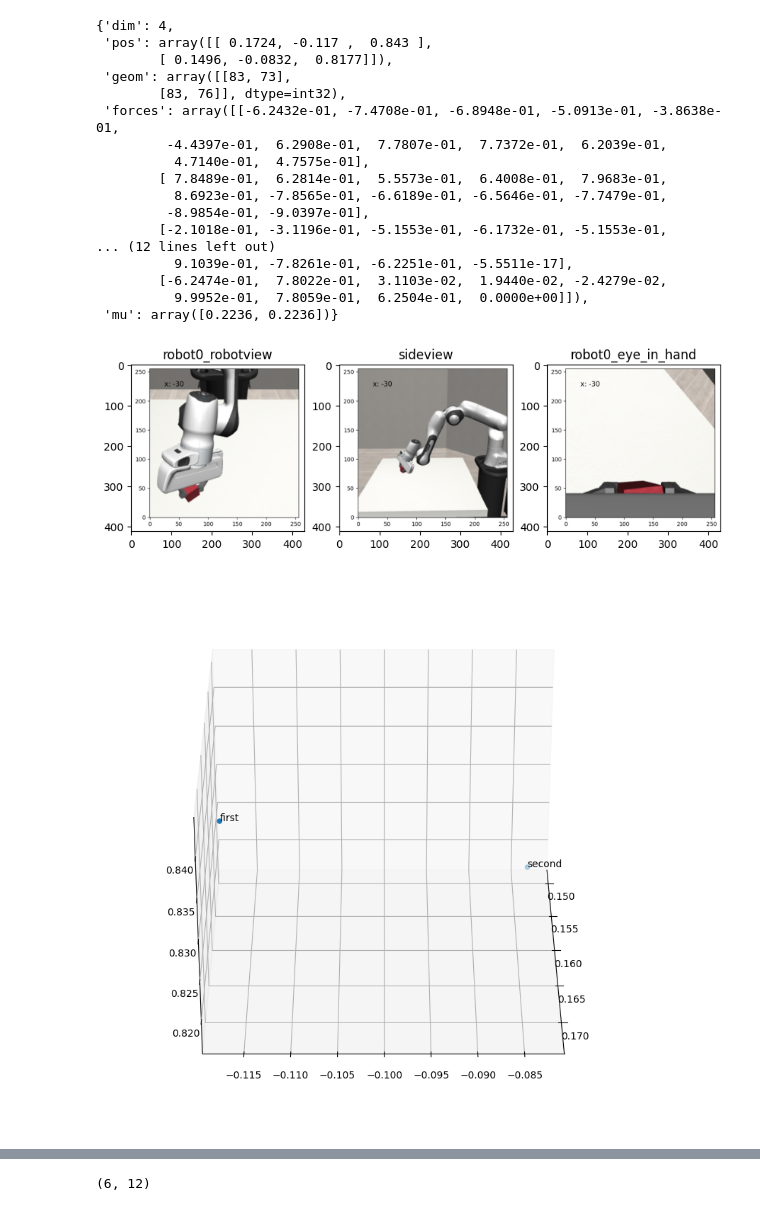
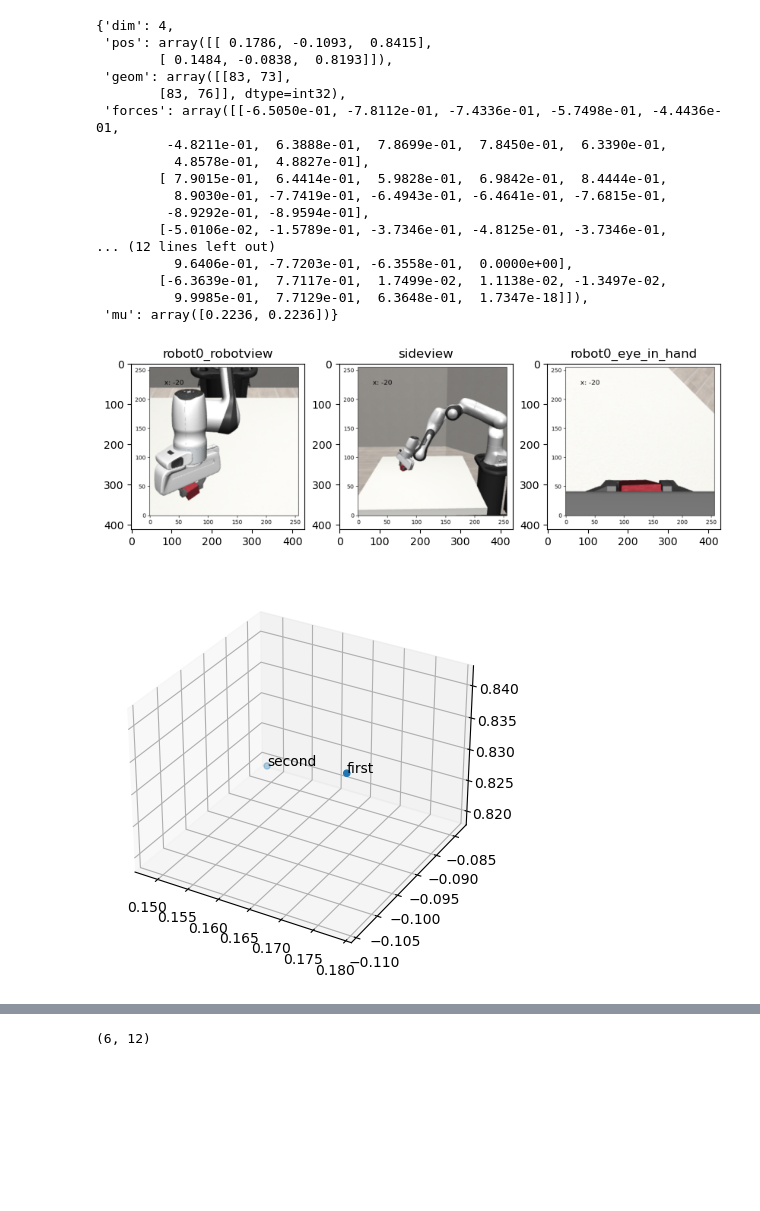
Before and after one commit to sachinkundu/softgqm-thesis, a Jupyter notebook: contact_data/draw_cones.ipynb, the cells around one changed output, grey strips where cells are left out. Saved outputs shown, nothing was run; the diff lists cells and outputs as text; code cells hidden in the pictures; blank space fills up the shorter version.

```diff
--- a/contact_data/draw_cones.ipynb
+++ b/contact_data/draw_cones.ipynb
@@ -18,44 +18,45 @@ def draw_images(cloth, axis, angle):
         ax.set_title(camera)
     plt.show()
 # %%
-contact_data_dir = "04042024-131547"
-cloth_name, axis, angle = 0, "x", -30
+contact_data_dir = "06042024-132621"
+cloth_name, axis, angle = 0, "x", -20
 file_path = Path(contact_data_dir) / f"{cloth_name}_{axis}_{angle}.npy"
 contacts_0 = np.load(file_path,allow_pickle='TRUE').item()
 contacts_0
 # %% [output]
 {'dim': 4,
- 'pos': array([[ 0.1724, -0.117 ,  0.843 ],
-        [ 0.1496, -0.0832,  0.8177]]),
+ 'pos': array([[ 0.1786, -0.1093,  0.8415],
+        [ 0.1484, -0.0838,  0.8193]]),
  'geom': array([[83, 73],
         [83, 76]], dtype=int32),
- 'forces': array([[-6.2432e-01, -7.4708e-01, -6.8948e-01, -5.0913e-01, -3.8638e-01,
-         -4.4397e-01,  6.2908e-01,  7.7807e-01,  7.7372e-01,  6.2039e-01,
-          4.7140e-01,  4.7575e-01],
-        [ 7.8489e-01,  6.2814e-01,  5.5573e-01,  6.4008e-01,  7.9683e-01,
-          8.6923e-01, -7.8565e-01, -6.6189e-01, -6.5646e-01, -7.7479e-01,
-         -8.9854e-01, -9.0397e-01],
-        [-2.1018e-01, -3.1196e-01, -5.1553e-01, -6.1732e-01, -5.1553e-01,
+ 'forces': array([[-6.5050e-01, -7.8112e-01, -7.4336e-01, -5.7498e-01, -4.4436e-01,
+         -4.8211e-01,  6.3888e-01,  7.8699e-01,  7.8450e-01,  6.3390e-01,
+          4.8578e-01,  4.8827e-01],
+        [ 7.9015e-01,  6.4414e-01,  5.9828e-01,  6.9842e-01,  8.4444e-01,
+          8.9030e-01, -7.7419e-01, -6.4943e-01, -6.4641e-01, -7.6815e-01,
+         -8.9292e-01, -8.9594e-01],
+        [-5.0106e-02, -1.5789e-01, -3.7346e-01, -4.8125e-01, -3.7346e-01,
 ... (12 lines left out)
-          9.1039e-01, -7.8261e-01, -6.2251e-01, -5.5511e-17],
-        [-6.2474e-01,  7.8022e-01,  3.1103e-02,  1.9440e-02, -2.4279e-02,
-          9.9952e-01,  7.8059e-01,  6.2504e-01,  0.0000e+00]]),
+          9.6406e-01, -7.7203e-01, -6.3558e-01,  0.0000e+00],
+        [-6.3639e-01,  7.7117e-01,  1.7499e-02,  1.1138e-02, -1.3497e-02,
+          9.9985e-01,  7.7129e-01,  6.3648e-01,  1.7347e-18]]),
  'mu': array([0.2236, 0.2236])}
 # %%
 draw_images(cloth_name, axis, angle)
 # %% [output]
-[figure, old version]
+[figure, new version]
 # %%
-fig = plt.figure(figsize=(12,10))
+fig = plt.figure(figsize=(5,5))
 ax = fig.add_subplot(projection='3d')
-ax.view_init(30, 0, 0)
+
 all_coordinates = contacts_0['pos']
 ax.scatter(all_coordinates[:, 0], all_coordinates[:, 1], all_coordinates[:, 2])
 ax.text(all_coordinates[0, 0], all_coordinates[0, 1], all_coordinates[0, 2], f"first")
 ax.text(all_coordinates[1, 0], all_coordinates[1, 1], all_coordinates[1, 2], f"second")
+plt.savefig("contact_points.png", bbox_inches='tight')
 plt.show()
 # %% [output]
-[figure, old version]
+[figure, new version]
 # %%
 fig = plt.figure(figsize=(12,10))
 ax = fig.add_subplot(projection='3d')
```
Also changed, not shown: parts of 7 cells of this notebook, 3 other files.
